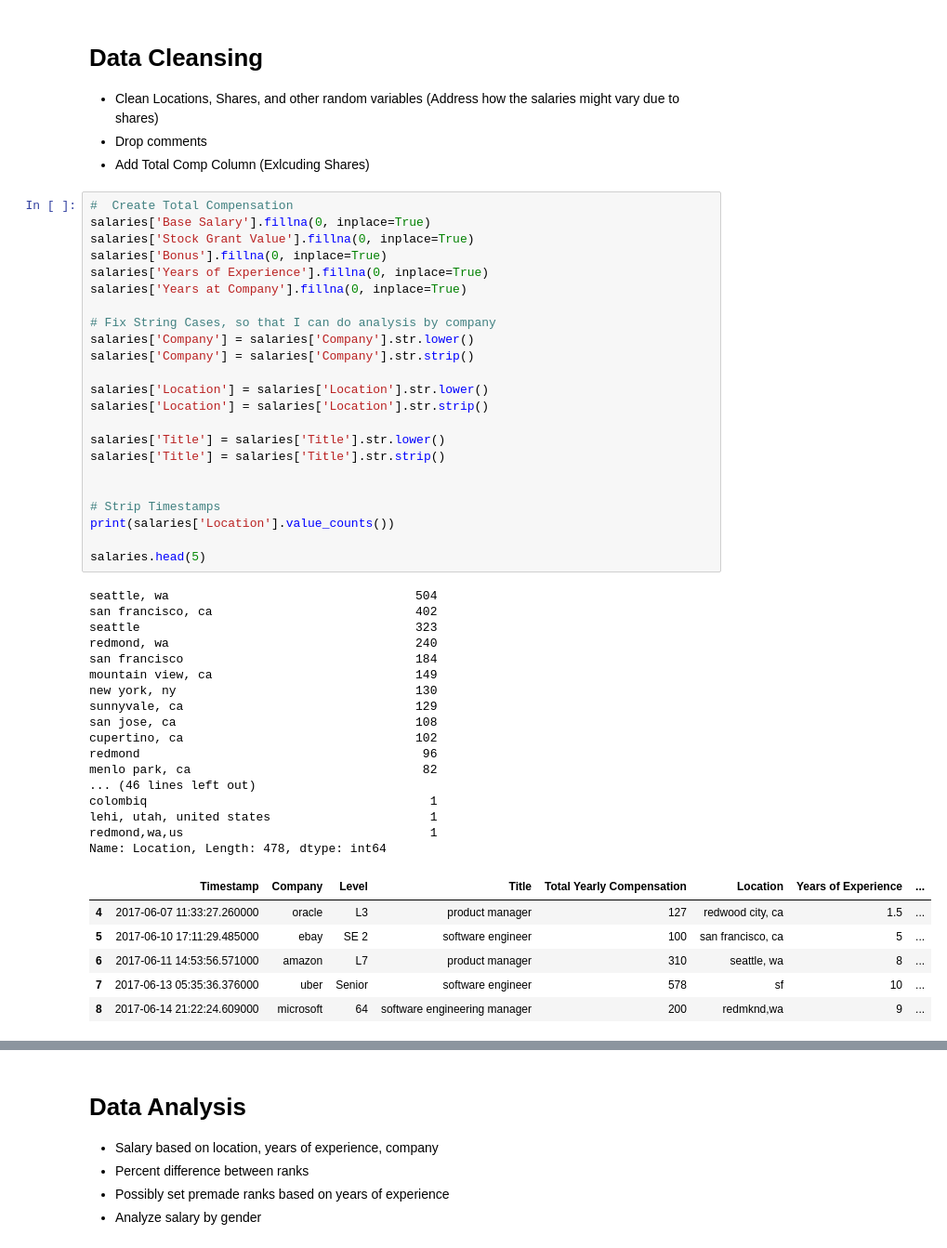
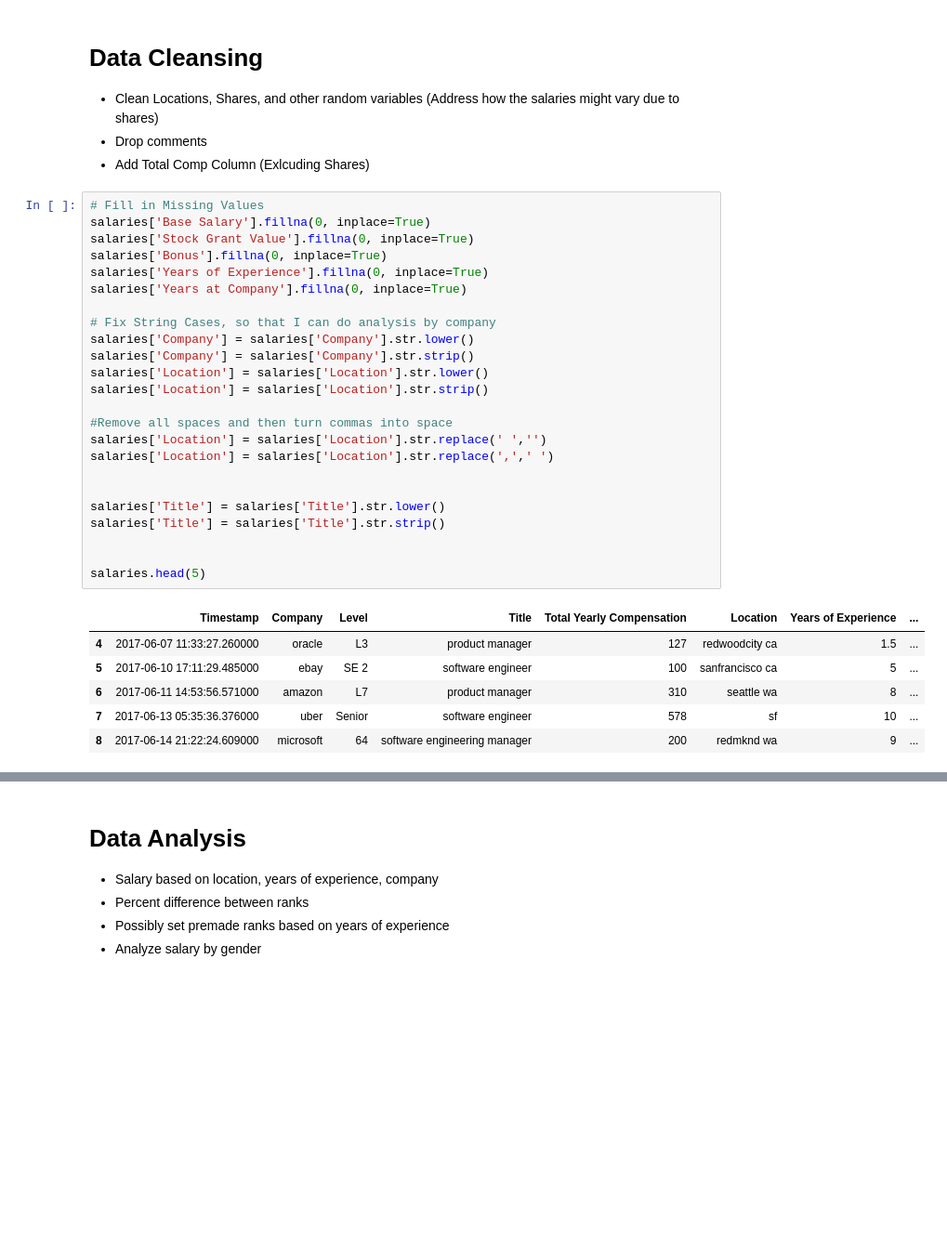
Before and after one commit to echanakira/Salary-Data-Analysis, a Jupyter notebook: Final.ipynb, the cells around one changed output, grey strips where cells are left out. Shown: that part at 93% size. Saved outputs shown, nothing was run; the diff lists cells and outputs as text; blank space fills up the shorter version.

```diff
--- a/Final.ipynb
+++ b/Final.ipynb
@@ -28,49 +28,33 @@ salaries.head(10)
 - Drop comments
 - Add Total Comp Column (Exlcuding Shares)
 # %%
-#  Create Total Compensation
+# Fill in Missing Values
 salaries['Base Salary'].fillna(0, inplace=True)
 salaries['Stock Grant Value'].fillna(0, inplace=True)
 salaries['Bonus'].fillna(0, inplace=True)
 salaries['Years of Experience'].fillna(0, inplace=True)
 salaries['Years at Company'].fillna(0, inplace=True)
 
 # Fix String Cases, so that I can do analysis by company
 salaries['Company'] = salaries['Company'].str.lower()
 salaries['Company'] = salaries['Company'].str.strip()
-
 salaries['Location'] = salaries['Location'].str.lower()
 salaries['Location'] = salaries['Location'].str.strip()
+
+#Remove all spaces and then turn commas into space
+salaries['Location'] = salaries['Location'].str.replace(' ','')
+salaries['Location'] = salaries['Location'].str.replace(',',' ')
+
 
 salaries['Title'] = salaries['Title'].str.lower()
 salaries['Title'] = salaries['Title'].str.strip()
 
 
-# Strip Timestamps
-print(salaries['Location'].value_counts())
-
 salaries.head(5)
 # %% [output]
-seattle, wa                                  504
-san francisco, ca                            402
-seattle                                      323
-redmond, wa                                  240
-san francisco                                184
-mountain view, ca                            149
-new york, ny                                 130
-sunnyvale, ca                                129
-san jose, ca                                 108
-cupertino, ca                                102
-redmond                                       96
-menlo park, ca                                82
-... (46 lines left out)
-colombiq                                       1
-lehi, utah, united states                      1
-redmond,wa,us                                  1
-Name: Location, Length: 478, dtype: int64
 |  | Timestamp | Company | Level | Title | Total Yearly Compensation | Location | Years of Experience | ... |
-| 4 | 2017-06-07 11:33:27.260000 | oracle | L3 | product manager | 127 | redwood city, ca | 1.5 | ... |
-| 5 | 2017-06-10 17:11:29.485000 | ebay | SE 2 | software engineer | 100 | san francisco, ca | 5 | ... |
-| 6 | 2017-06-11 14:53:56.571000 | amazon | L7 | product manager | 310 | seattle, wa | 8 | ... |
+| 4 | 2017-06-07 11:33:27.260000 | oracle | L3 | product manager | 127 | redwoodcity ca | 1.5 | ... |
+| 5 | 2017-06-10 17:11:29.485000 | ebay | SE 2 | software engineer | 100 | sanfrancisco ca | 5 | ... |
+| 6 | 2017-06-11 14:53:56.571000 | amazon | L7 | product manager | 310 | seattle wa | 8 | ... |
 | 7 | 2017-06-13 05:35:36.376000 | uber | Senior | software engineer | 578 | sf | 10 | ... |
-| 8 | 2017-06-14 21:22:24.609000 | microsoft | 64 | software engineering manager | 200 | redmknd,wa | 9 | ... |
+| 8 | 2017-06-14 21:22:24.609000 | microsoft | 64 | software engineering manager | 200 | redmknd wa | 9 | ... |
```
Also changed, not shown: parts of 14 cells of this notebook.
